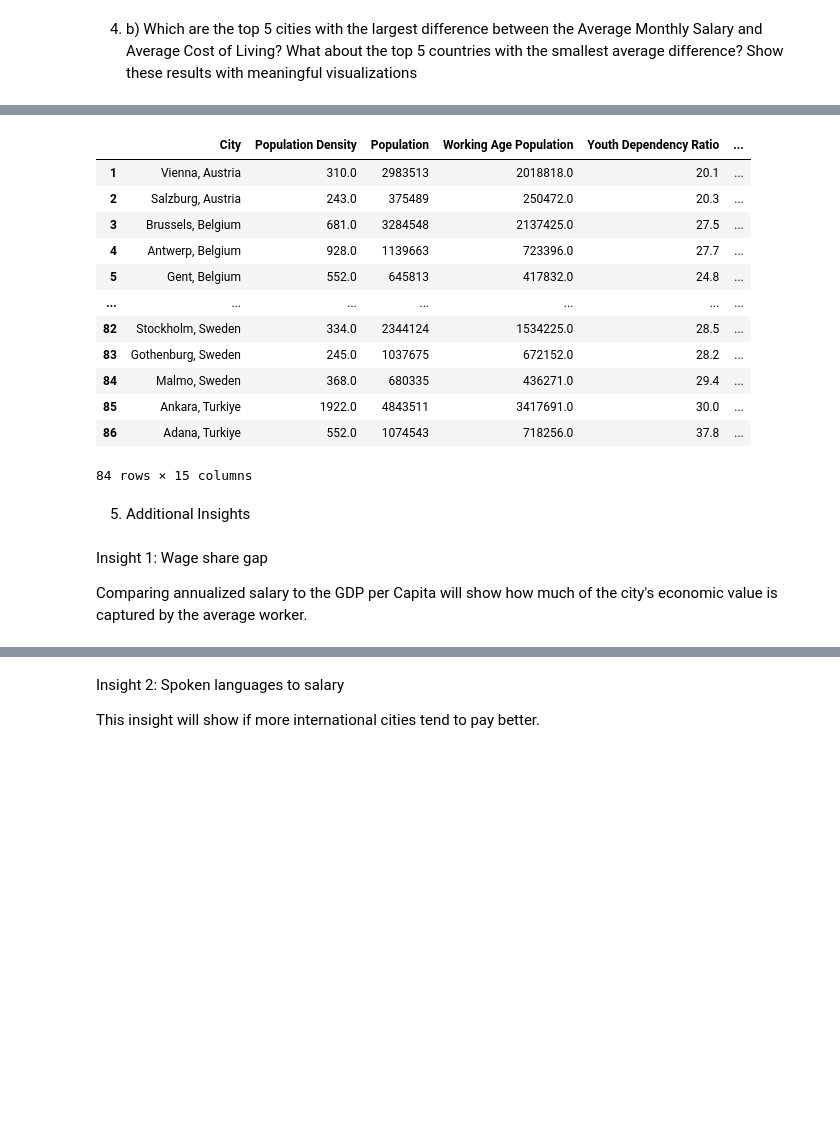
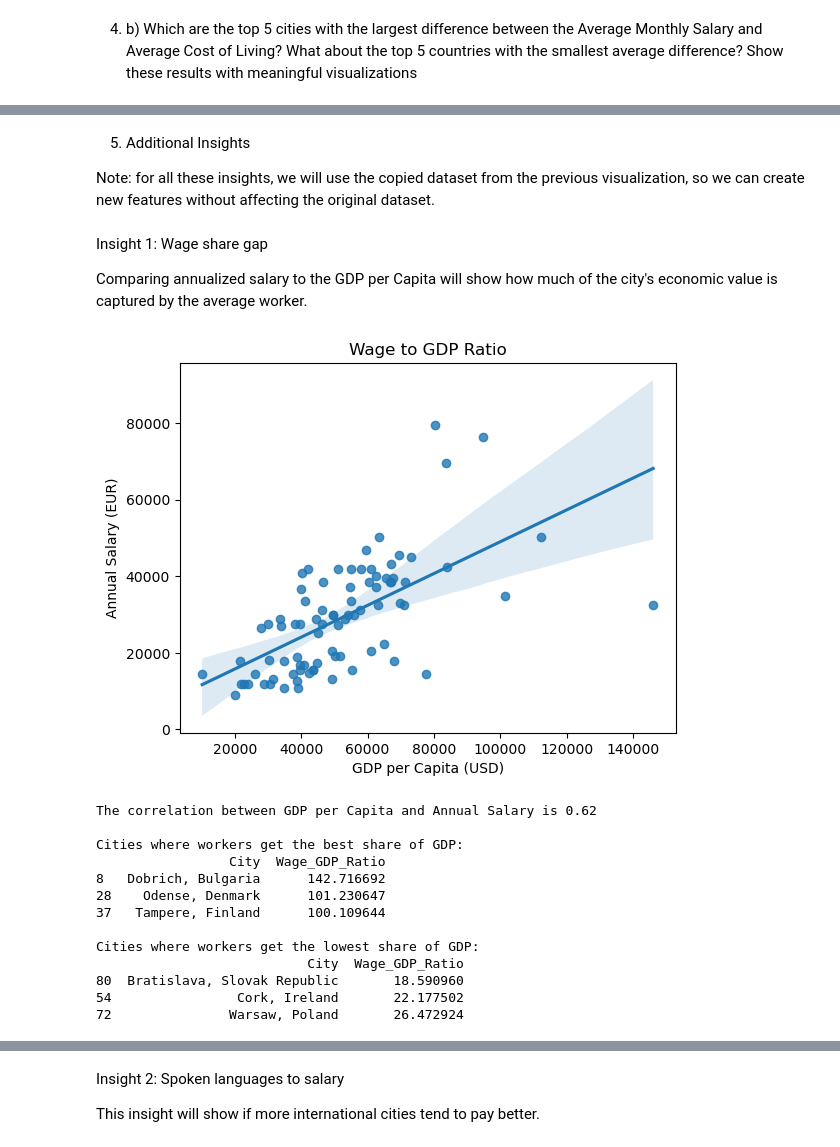
Before and after one commit to lucasvcasimiro-byte/Group10_PDS_Project_2526, a Jupyter notebook: GROUP10_PDS_202526_NB1.ipynb, the cells around one changed output, grey strips where cells are left out. Saved outputs shown, nothing was run; the diff lists cells and outputs as text; code cells hidden in the pictures; blank space fills up the shorter version.

Commit message:
acabei os insights e comecei web scraping
ultimo insight provavelmente temos de trocar, nao diz muito

```diff
--- a/GROUP10_PDS_202526_NB1.ipynb
+++ b/GROUP10_PDS_202526_NB1.ipynb
@@ -344,22 +346,47 @@ plt.show()
-# %%
-city_data
-# %% [output]
-|  | City | Population Density | Population | Working Age Population | Youth Dependency Ratio | ... |
-| 1 | Vienna, Austria | 310.0 | 2983513 | 2018818.0 | 20.1 | ... |
-| 2 | Salzburg, Austria | 243.0 | 375489 | 250472.0 | 20.3 | ... |
-| 3 | Brussels, Belgium | 681.0 | 3284548 | 2137425.0 | 27.5 | ... |
-| 4 | Antwerp, Belgium | 928.0 | 1139663 | 723396.0 | 27.7 | ... |
-| 5 | Gent, Belgium | 552.0 | 645813 | 417832.0 | 24.8 | ... |
-| ... | ... | ... | ... | ... | ... | ... |
-| 82 | Stockholm, Sweden | 334.0 | 2344124 | 1534225.0 | 28.5 | ... |
-| 83 | Gothenburg, Sweden | 245.0 | 1037675 | 672152.0 | 28.2 | ... |
-| 84 | Malmo, Sweden | 368.0 | 680335 | 436271.0 | 29.4 | ... |
-| 85 | Ankara, Turkiye | 1922.0 | 4843511 | 3417691.0 | 30.0 | ... |
-| 86 | Adana, Turkiye | 552.0 | 1074543 | 718256.0 | 37.8 | ... |
-84 rows × 15 columns
 # %% [markdown]
 5. Additional Insights
+
+Note: for all these insights, we will use the copied dataset from the previous visualization, so we can create new features without affecting the original dataset.
 # %% [markdown]
 Insight 1: Wage share gap
 
 Comparing annualized salary to the GDP per Capita will show how much of the city's economic value is captured by the average worker.
+# %%
+# Consider the annual salary as 12 months of the average monthly salary (not counting benefits or other bonuses)
+city_data_copy2['Annual Salary'] = city_data_copy2['Average Monthly Salary'] * 12
+
+# Calculating the ratio
+city_data_copy2['Wage_GDP_Ratio'] = (city_data_copy2['Annual Salary'] / city_data_copy2['GDP per Capita']) * 100
+
+sns.regplot(data=city_data_copy2, x='GDP per Capita', y='Annual Salary', scatter = True)
+plt.title('Wage to GDP Ratio')
+plt.xlabel('GDP per Capita (USD)')
+plt.ylabel('Annual Salary (EUR)')
+
+plt.show()
+
+correlation = city_data_copy2['GDP per Capita'].corr(city_data_copy2['Annual Salary'])
+print(f"The correlation between GDP per Capita and Annual Salary is {correlation.round(2)}")
+
+best_ratio = city_data_copy2.nlargest(3, 'Wage_GDP_Ratio')
+worst_ratio = city_data_copy2.nsmallest(3, 'Wage_GDP_Ratio')
+
+print("\nCities where workers get the best share of GDP:")
+print(best_ratio[['City', 'Wage_GDP_Ratio']])
+print("\nCities where workers get the lowest share of GDP:")
+print(worst_ratio[['City', 'Wage_GDP_Ratio']])
+# %% [output]
+[figure, added]
+The correlation between GDP per Capita and Annual Salary is 0.62
+
+Cities where workers get the best share of GDP:
+                 City  Wage_GDP_Ratio
+8   Dobrich, Bulgaria      142.716692
+28    Odense, Denmark      101.230647
+37   Tampere, Finland      100.109644
+
+Cities where workers get the lowest share of GDP:
+                           City  Wage_GDP_Ratio
+80  Bratislava, Slovak Republic       18.590960
+54                Cork, Ireland       22.177502
+72               Warsaw, Poland       26.472924
```
Also changed, not shown: parts of 28 cells of this notebook.
